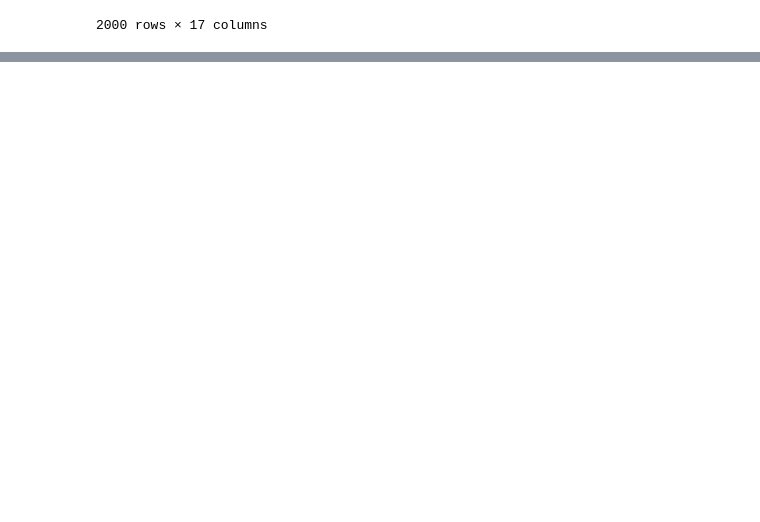
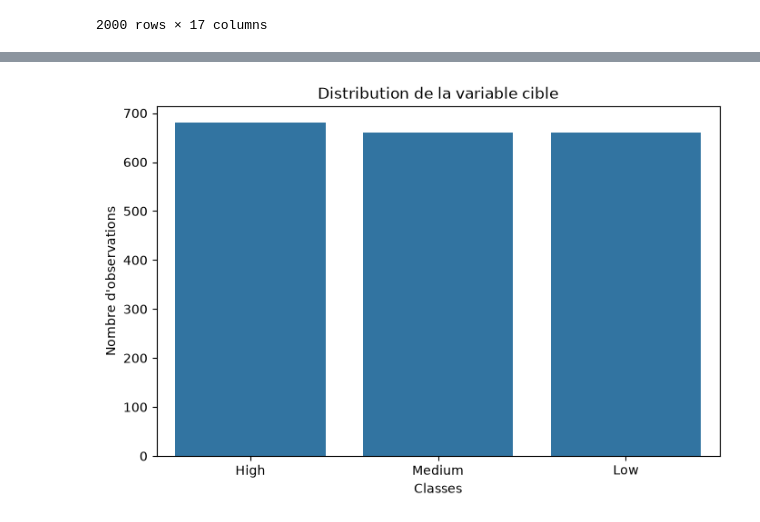
Before and after one commit to SaadiaAjbbar/Mental_Health_Risk_Prediction, a Jupyter notebook: notebooks/01_EDA.ipynb, the cells around one changed output, grey strips where cells are left out. Drawn from its saved outputs; the diff is of its cells as text; code cells hidden in the pictures; blank space fills up the shorter version.

Commit message:
etude la distribution de la variable cible et l’éventuel déséquilibre des classes.

```diff
--- a/notebooks/01_EDA.ipynb
+++ b/notebooks/01_EDA.ipynb
@@ -434,0 +459,4 @@ See https://pandas.pydata.org/docs/dev/user_guide/migration.html#string-migratio
+# %%
+TARGET_COLUMN = "Mental_Health_Risk"
+
+y = df[TARGET_COLUMN]
@@ -434,0 +506,14 @@ See https://pandas.pydata.org/docs/dev/user_guide/migration.html#string-migratio
+# %%
+plt.figure(figsize=(8, 5))
+
+sns.countplot(data=df, x=TARGET_COLUMN)
+
+plt.title("Distribution de la variable cible")
+
+plt.xlabel("Classes")
+
+plt.ylabel("Nombre d'observations")
+
+plt.show()
+# %% [output]
+[figure, added]
```
Also changed, not shown: parts of 6 cells of this notebook.
